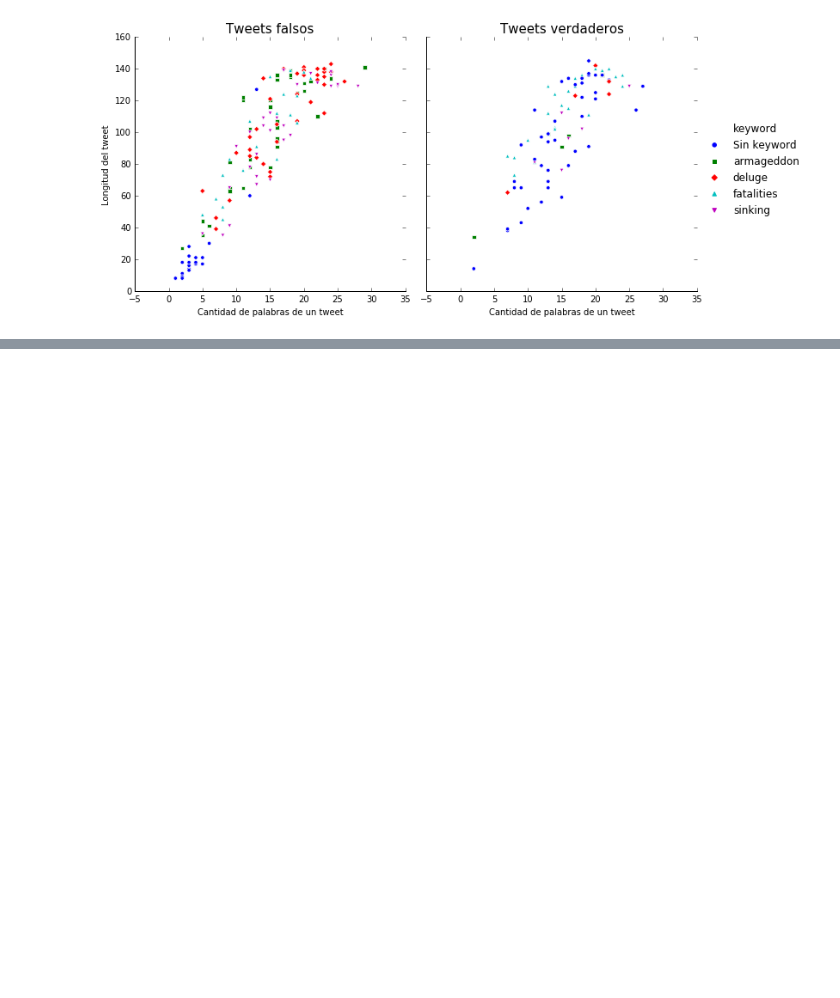
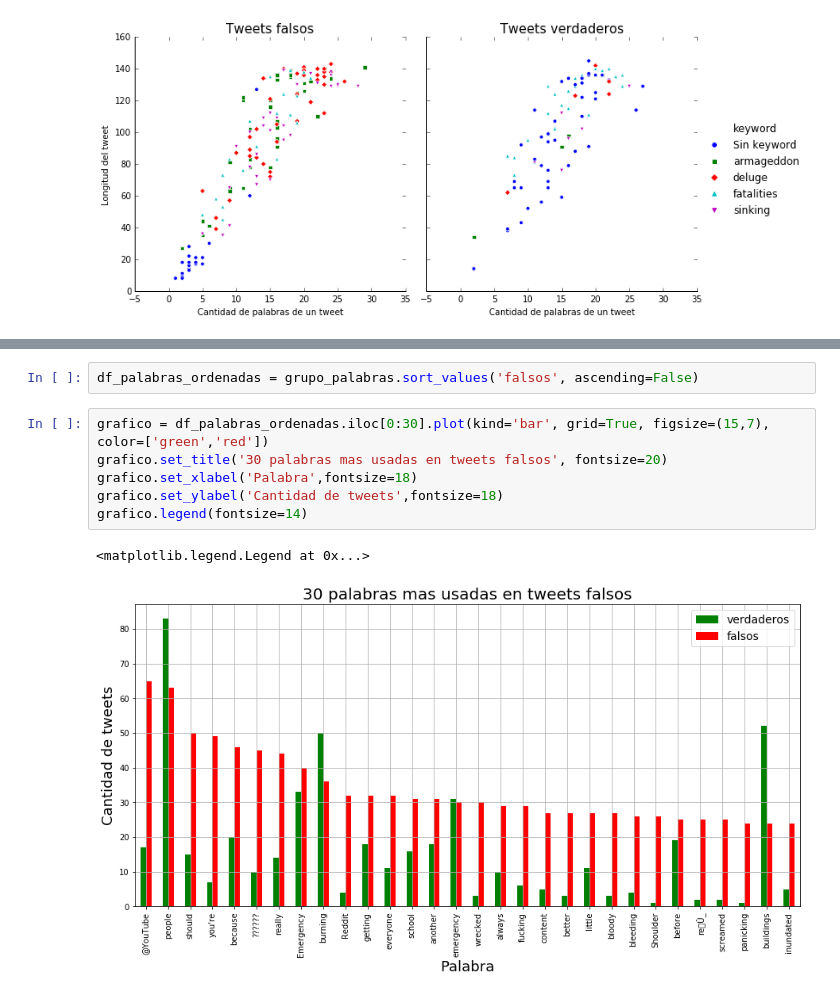
Before and after one commit to gastonfiuba/TP1Orga, a Jupyter notebook: TP1_Orga_De_Datos/AnalisisTP.ipynb, the cells around one changed output, grey strips where cells are left out. Cells and saved outputs as stored; diff of their text form; blank space fills up the shorter version.

```diff
--- a/TP1_Orga_De_Datos/AnalisisTP.ipynb
+++ b/TP1_Orga_De_Datos/AnalisisTP.ipynb
@@ -714,0 +861,11 @@ g[1].set_xlabel("Cantidad de palabras de un tweet",fontsize=10)
+# %%
+df_palabras_ordenadas = grupo_palabras.sort_values('falsos', ascending=False)
+# %%
+grafico = df_palabras_ordenadas.iloc[0:30].plot(kind='bar', grid=True, figsize=(15,7), color=['green','red'])
+grafico.set_title('30 palabras mas usadas en tweets falsos', fontsize=20)
+grafico.set_xlabel('Palabra',fontsize=18)
+grafico.set_ylabel('Cantidad de tweets',fontsize=18)
+grafico.legend(fontsize=14)
+# %% [output]
+<matplotlib.legend.Legend at 0x...>
+[figure, added]
```
Also changed, not shown: parts of 19 cells of this notebook.
